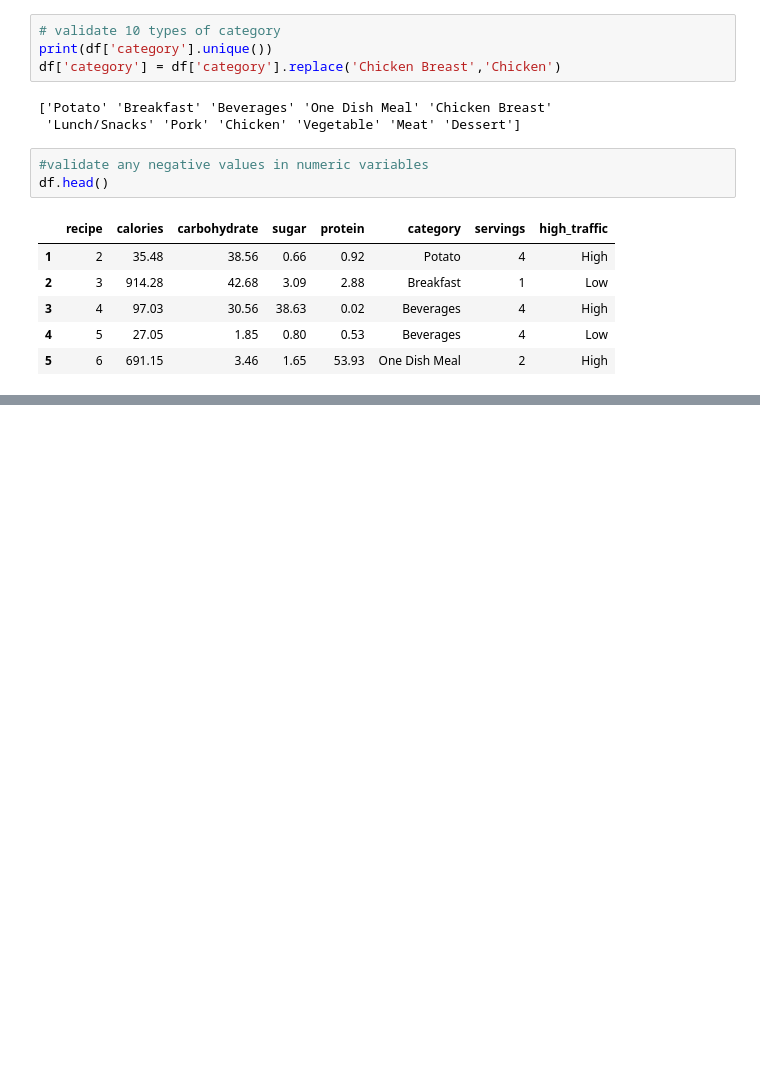
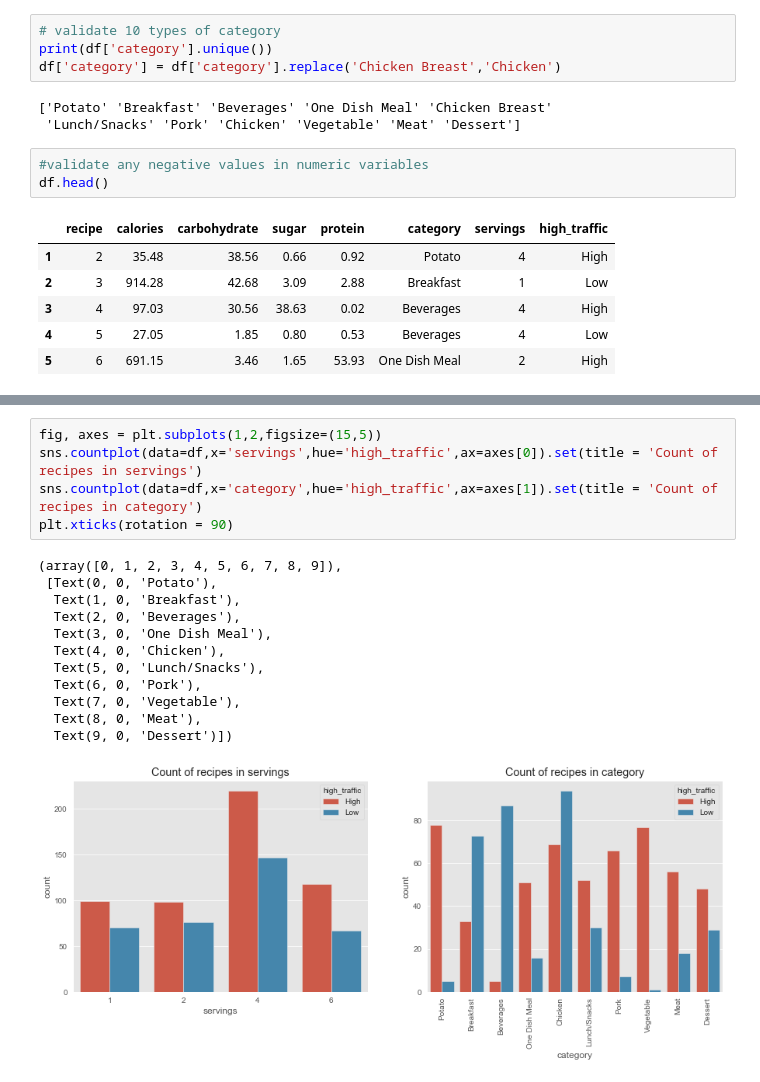
Before and after one commit to MhmdRhayem/Recipe-Site-Traffic, a Jupyter notebook: Report.ipynb, the cells around one changed output, grey strips where cells are left out. Saved outputs shown, nothing was run; the diff lists cells and outputs as text; blank space fills up the shorter version.

```diff
--- a/Report.ipynb
+++ b/Report.ipynb
@@ -75,0 +96,18 @@ df.head()
+# %%
+fig, axes = plt.subplots(1,2,figsize=(15,5))
+sns.countplot(data=df,x='servings',hue='high_traffic',ax=axes[0]).set(title = 'Count of recipes in servings')
+sns.countplot(data=df,x='category',hue='high_traffic',ax=axes[1]).set(title = 'Count of recipes in category')
+plt.xticks(rotation = 90)
+# %% [output]
+(array([0, 1, 2, 3, 4, 5, 6, 7, 8, 9]),
+ [Text(0, 0, 'Potato'),
+  Text(1, 0, 'Breakfast'),
+  Text(2, 0, 'Beverages'),
+  Text(3, 0, 'One Dish Meal'),
+  Text(4, 0, 'Chicken'),
+  Text(5, 0, 'Lunch/Snacks'),
+  Text(6, 0, 'Pork'),
+  Text(7, 0, 'Vegetable'),
+  Text(8, 0, 'Meat'),
+  Text(9, 0, 'Dessert')])
+[figure, added]
```
Also changed, not shown: parts of 3 cells of this notebook.
